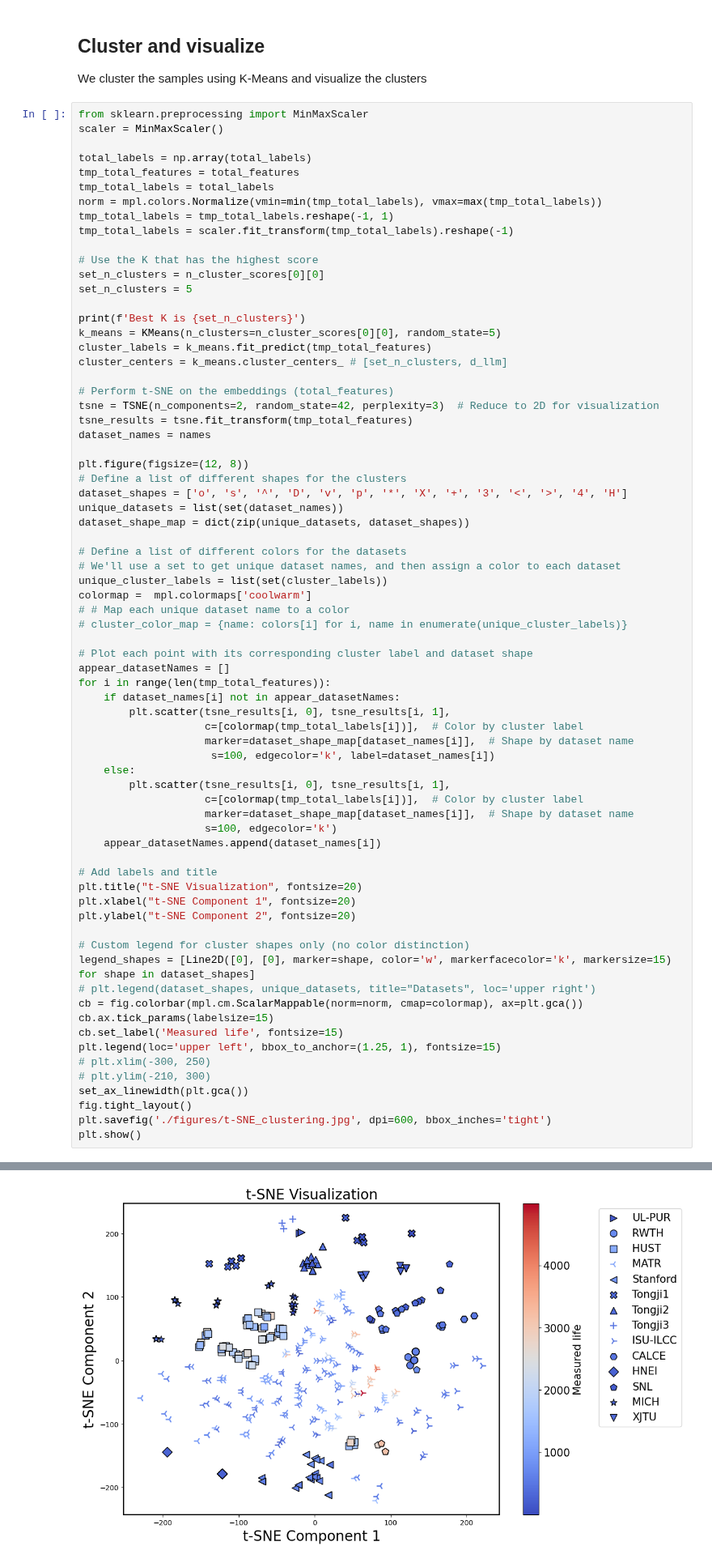
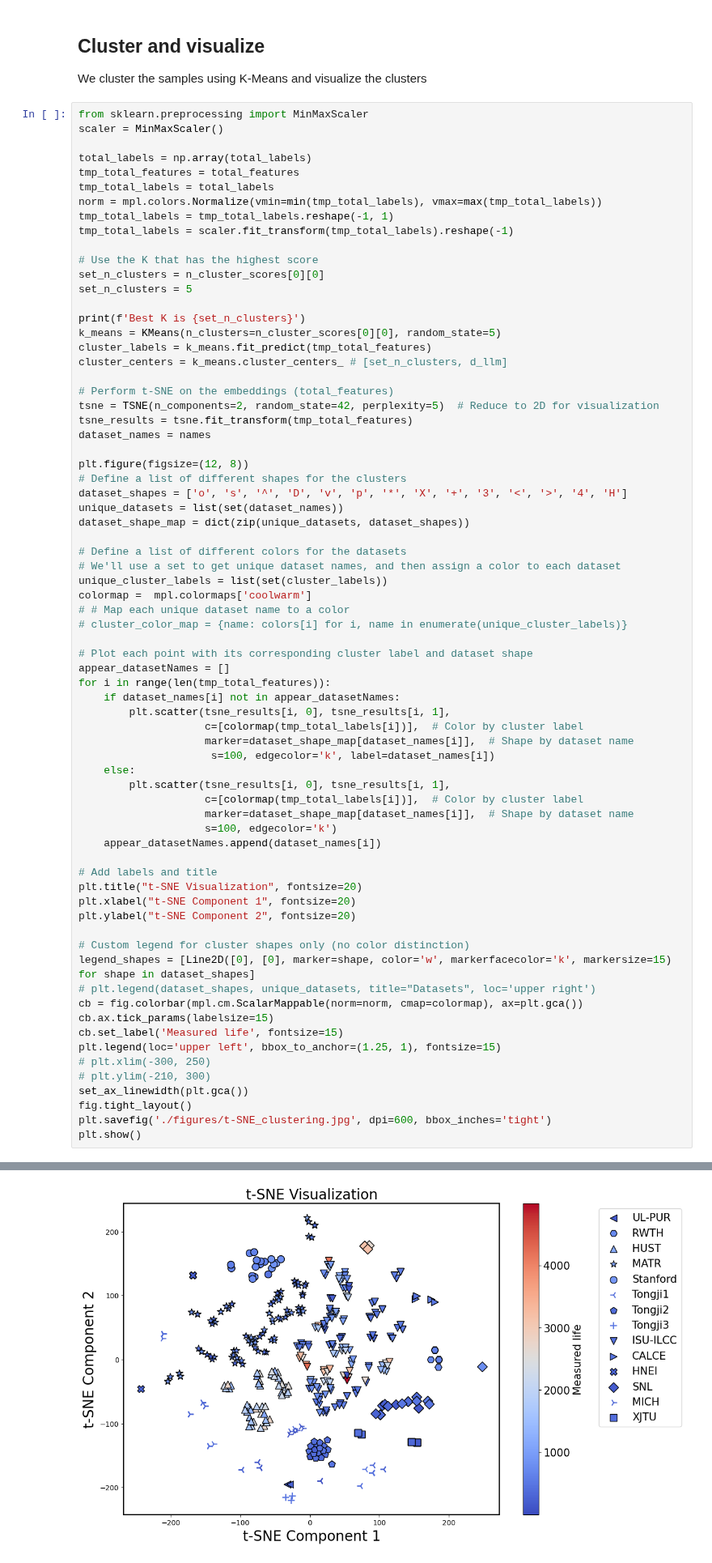
Before and after one commit to Ruifeng-Tan/PBT, a Jupyter notebook: run_k_means.ipynb, the cells around one changed output, grey strips where cells are left out. Shown at 81% size. Drawn from its saved outputs; the diff is of its cells as text.

```diff
--- a/run_k_means.ipynb
+++ b/run_k_means.ipynb
@@ -365,7 +365,7 @@ cluster_labels = k_means.fit_predict(tmp_total_features)
 cluster_centers = k_means.cluster_centers_ # [set_n_clusters, d_llm]
 
 # Perform t-SNE on the embeddings (total_features)
-tsne = TSNE(n_components=2, random_state=42, perplexity=3)  # Reduce to 2D for visualization
+tsne = TSNE(n_components=2, random_state=42, perplexity=5)  # Reduce to 2D for visualization
 tsne_results = tsne.fit_transform(tmp_total_features)
 dataset_names = names
 
@@ -390,34 +390,34 @@ for i in range(len(tmp_total_features)):
                     c=[colormap(tmp_total_labels[i])],  # Color by cluster label
                     marker=dataset_shape_map[dataset_names[i]],  # Shape by dataset name
                      s=100, edgecolor='k', label=dataset_names[i])
     else:
         plt.scatter(tsne_results[i, 0], tsne_results[i, 1],
                     c=[colormap(tmp_total_labels[i])],  # Color by cluster label
                     marker=dataset_shape_map[dataset_names[i]],  # Shape by dataset name
                     s=100, edgecolor='k')
     appear_datasetNames.append(dataset_names[i])
 
 # Add labels and title
 plt.title("t-SNE Visualization", fontsize=20)
 plt.xlabel("t-SNE Component 1", fontsize=20)
 plt.ylabel("t-SNE Component 2", fontsize=20)
 
 # Custom legend for cluster shapes only (no color distinction)
 legend_shapes = [Line2D([0], [0], marker=shape, color='w', markerfacecolor='k', markersize=15) for shape in dataset_shapes]
 # plt.legend(dataset_shapes, unique_datasets, title="Datasets", loc='upper right')
 cb = fig.colorbar(mpl.cm.ScalarMappable(norm=norm, cmap=colormap), ax=plt.gca())
 cb.ax.tick_params(labelsize=15)
 cb.set_label('Measured life', fontsize=15)
 plt.legend(loc='upper left', bbox_to_anchor=(1.25, 1), fontsize=15)
 # plt.xlim(-300, 250)
 # plt.ylim(-210, 300)
 set_ax_linewidth(plt.gca())
 fig.tight_layout()
 plt.savefig('./figures/t-SNE_clustering.jpg', dpi=600, bbox_inches='tight')
 plt.show()
 # %% [output]
 Best K is 5
-[figure, old version]
+[figure, new version]
 # %% [markdown]
 ## Save the results
 # %%
```
Also changed, not shown: parts of 4 cells of this notebook, 2 other files.
